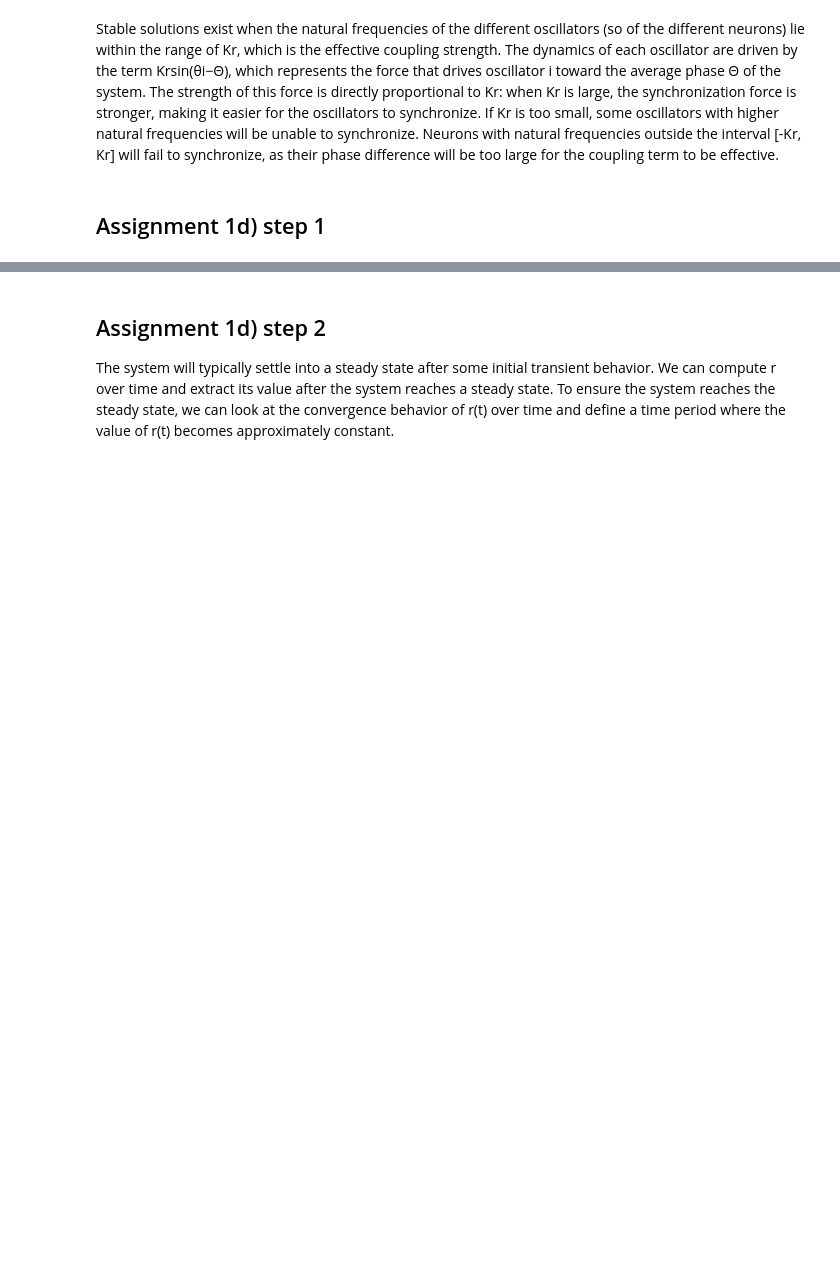
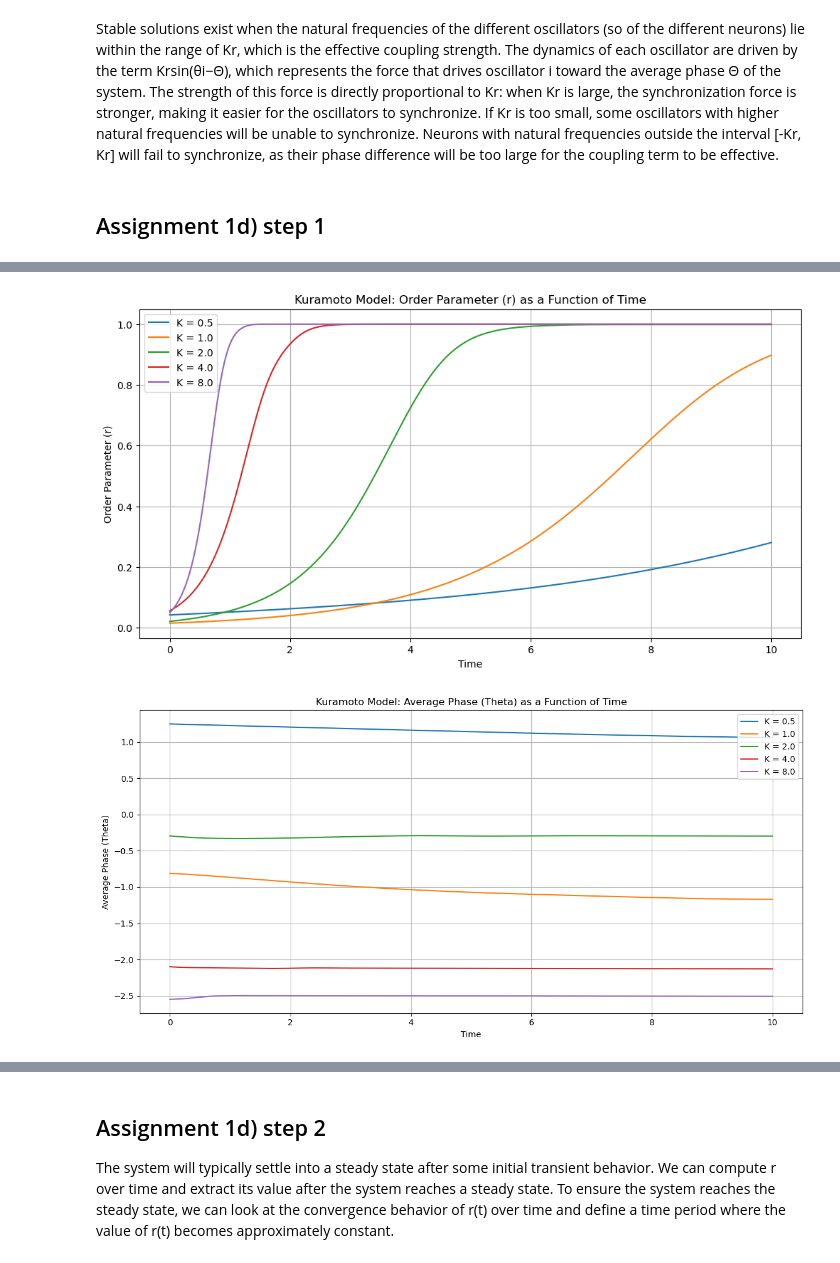
Before and after one commit to EvaMare/Computational-Neuroscience, a Jupyter notebook: Assignment 4.ipynb, the cells around one changed output, grey strips where cells are left out. Drawn from its saved outputs; the diff is of its cells as text; code cells hidden in the pictures; blank space fills up the shorter version.

```diff
--- a/Assignment 4.ipynb
+++ b/Assignment 4.ipynb
@@ -129,0 +84,67 @@ plt.show()
+# %%
+np.random.seed(42)
+# Updated parameters for the simulation
+N = 1000  # Larger network size
+omega = np.random.normal(0, 0.1, N)  # random frequencies drawn from a normal distribution
+# Total simulation time and time step stay the same
+T = 10
+dt = 0.01
+steps = int(T / dt)
+
+# Values of K to test
+K_values = [0.5, 1.0, 2.0, 4.0, 8.0]
+r_results = {}  # To store r for each K
+Theta_results = {}  # To store Theta for each K
+
+for K in K_values:
+    # Initialize phases randomly
+    theta = np.random.uniform(0, 2 * np.pi, N)
+    r_history = np.zeros(steps)
+    Theta_history = np.zeros(steps)
+
+    # Simulation
+    for t in range(steps):
+        # Compute the order parameter
+        re = np.mean(np.cos(theta))
+        im = np.mean(np.sin(theta))
+        r = np.sqrt(re**2 + im**2)
+        Theta = np.arctan2(im, re)
+        r_history[t] = r
+        Theta_history[t] = Theta
+
+        # Update phases
+        theta += dt * (omega - K * r * np.sin(theta - Theta))
+        theta %= 2 * np.pi  # Keep phases within [0, 2pi]
+
+    # Store results
+    r_results[K] = r_history
+    Theta_results[K] = Theta_history
+
+# Plotting results for r and Theta
+time = np.linspace(0, T, steps)
+
+# Plot r as a function of time for different K values
+plt.figure(figsize=(12, 6))
+for K in K_values:
+    plt.plot(time, r_results[K], label=f"K = {K}")
+plt.xlabel("Time")
+plt.ylabel("Order Parameter (r)")
+plt.title("Kuramoto Model: Order Parameter (r) as a Function of Time")
+plt.legend()
+plt.grid()
+
+# Plot Theta as a function of time for different K values
+plt.figure(figsize=(12, 6))
+for K in K_values:
+    plt.plot(time, Theta_results[K], label=f"K = {K}")
+plt.xlabel("Time")
+plt.ylabel("Average Phase (Theta)")
+plt.title("Kuramoto Model: Average Phase (Theta) as a Function of Time")
+plt.legend()
+plt.grid()
+
+plt.tight_layout()
+plt.show()
+# %% [output]
+[figure, added]
+[figure, added]
```
Also changed, not shown: parts of 13 cells of this notebook, 1 other file.
